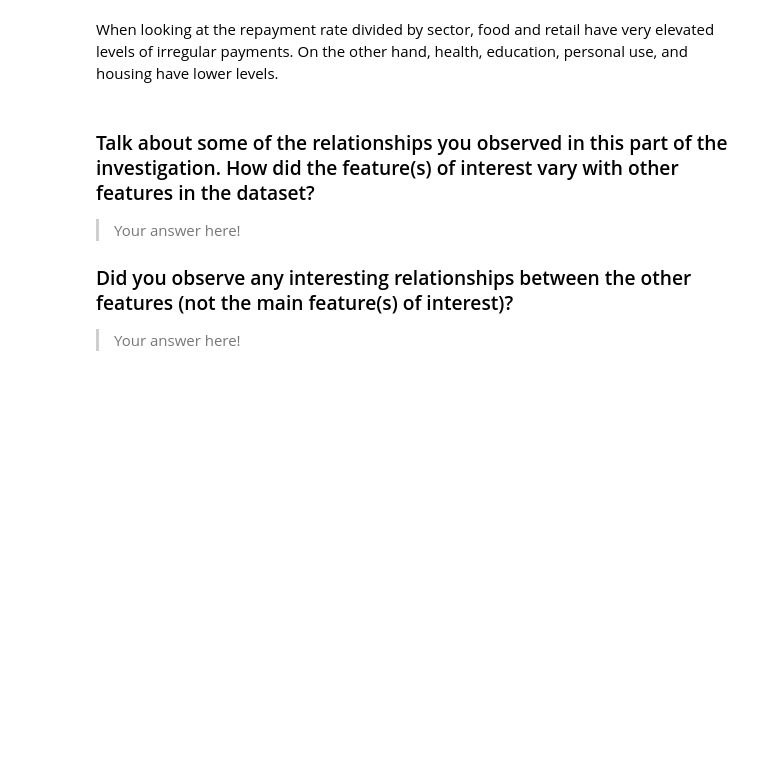
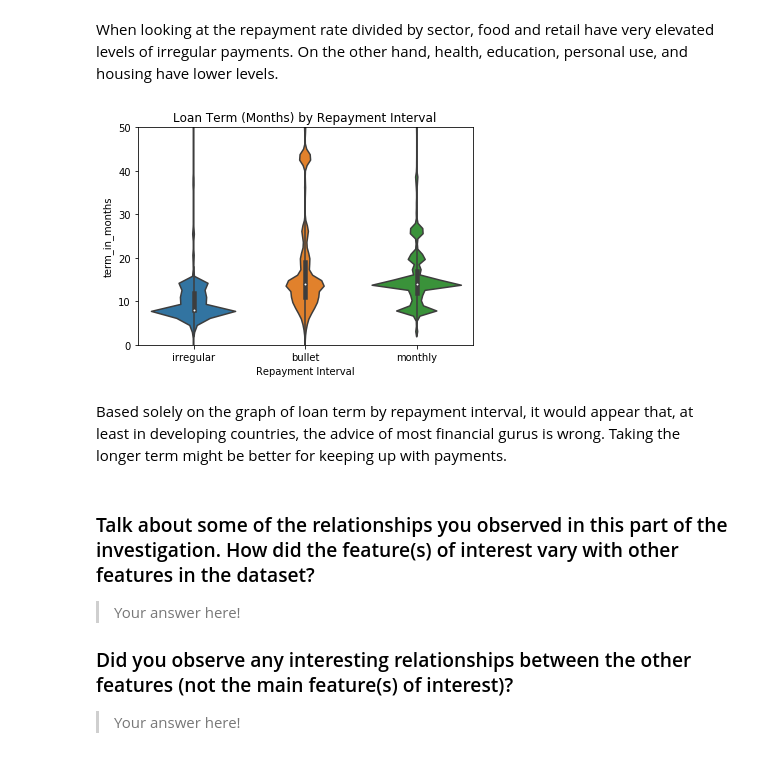
Before and after one commit to ChristopherSJames/kiva_repayment_analysis, a Jupyter notebook: kiva_repayment_analysis.ipynb, the cells around one changed output. Cells and saved outputs as stored; diff of their text form; code cells hidden in the pictures; blank space fills up the shorter version.

```diff
--- a/kiva_repayment_analysis.ipynb
+++ b/kiva_repayment_analysis.ipynb
@@ -209,6 +209,16 @@ sector_repay.set_xlabel('Sector');
 [figure]
 # %% [markdown]
 When looking at the repayment rate divided by sector, food and retail have very elevated levels of irregular payments. On the other hand, health, education, personal use, and housing have lower levels.
+# %%
+# Loan term (months) by repayment interval
+repay_term = sb.violinplot(data = df, x = 'repayment_interval', y = 'term_in_months')
+repay_term.set_xlabel('Repayment Interval')
+repay_term.set_title('Loan Term (Months) by Repayment Interval')
+plt.ylim(0, 50);
+# %% [output]
+[figure, added]
+# %% [markdown]
+Based solely on the graph of loan term by repayment interval, it would appear that, at least in developing countries, the advice of most financial gurus is wrong. Taking the longer term might be better for keeping up with payments.
 # %% [markdown]
 ### Talk about some of the relationships you observed in this part of the investigation. How did the feature(s) of interest vary with other features in the dataset?
 
```
